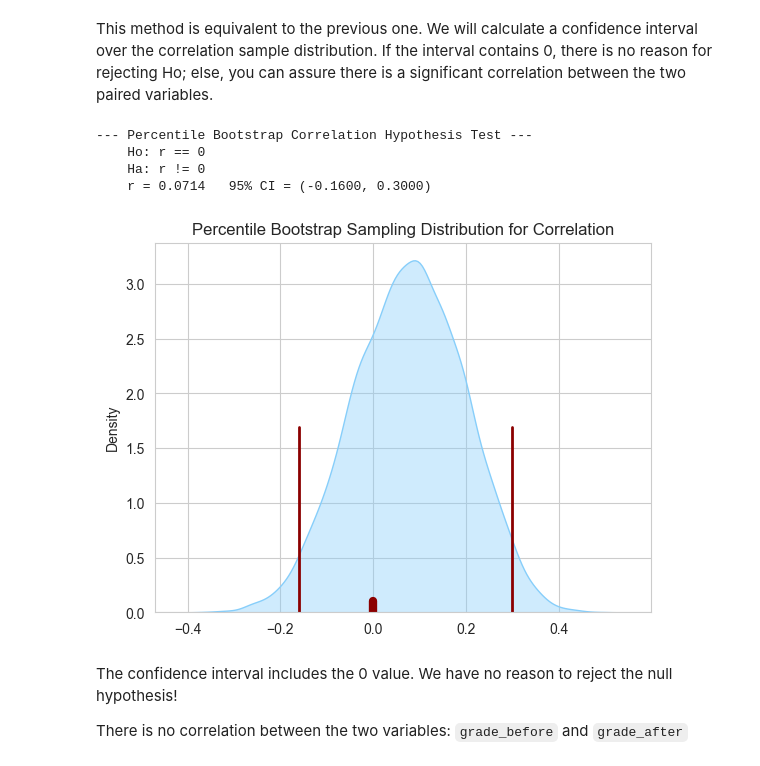
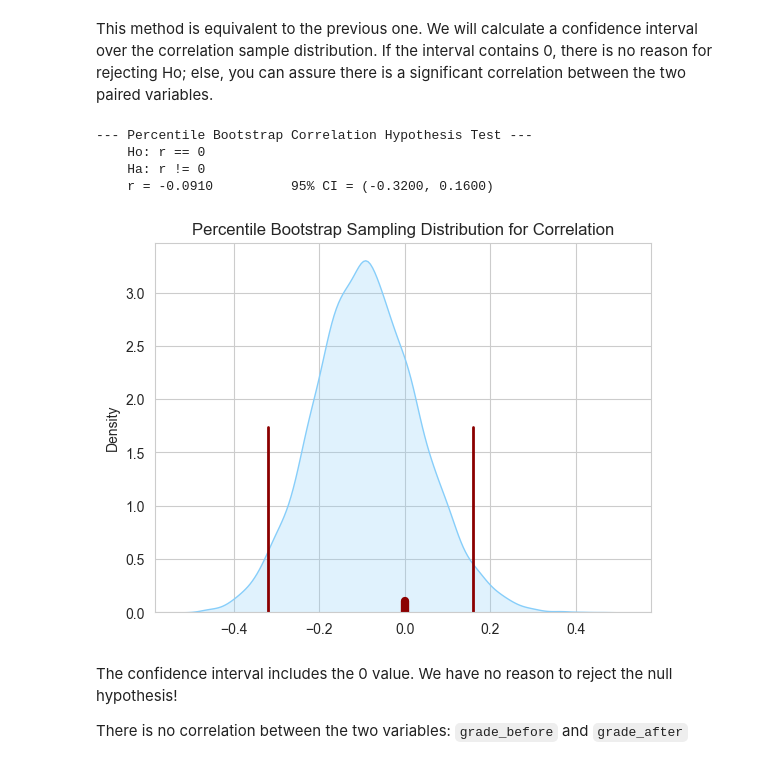
Before and after one commit to Goliath-Research/Computational-Statistics, a Jupyter notebook: 05-Forecasting/02-Boot_Correlation.ipynb, the cells around one changed output. Drawn from its saved outputs; the diff is of its cells as text; code cells hidden in the pictures.

```diff
--- a/05-Forecasting/02-Boot_Correlation.ipynb
+++ b/05-Forecasting/02-Boot_Correlation.ipynb
@@ -14,8 +16,8 @@ Let's calculate the correlation coefficient for the same data we used while we c
 # %%
-np.random.seed(12)
-grade_before = np.random.normal(85.5, 3, 80)
-grade_after  = np.random.normal(86,   4, 80)
-grade_after2 = np.random.normal(90,   3, 80)
+np.random.seed(50)
+grade_before = np.random.normal(60, 5, size = 50)
+grade_after  = np.random.normal(61, 4, size = 50)
+grade_after2 = np.random.normal(61, 5, size = 50)
 # %% [markdown]
 ## Computing the correlation
 # %% [markdown]
@@ -63,5 +65,5 @@ def corrSampleDistribution(sample_before, sample_after, num_samples=10000):
         corrSD[k] = np.corrcoef(x[index], y[index])[0][1]
     return(corrSD)
 # %%
-r_sample_distribution = corrSampleDistribution(grade_before, grade_after)
+sample_distribution_r = corrSampleDistribution(grade_before, grade_after)
 # %% [markdown]
@@ -141,37 +138,36 @@ There is no correlation between the two variables: `grade_before` and `grade_aft
 # %% [markdown]
 This method is equivalent to the previous one. We will calculate a confidence interval over the correlation sample distribution. If the interval contains 0, there is no reason for rejecting Ho; else, you can assure there is a significant correlation between the two paired variables.
 # %%
-def percentile_hyp_test_corr(sample_distribution, sampl_value, alpha=0.05):
+def percentile_hyp_test_corr(sample_value, sample_distribution, alpha=0.05):
     '''
     It calculates the percentile bootstrapping hypothesis test for correlation.
-    sampl_value:        observed value calculated from the sample
-    sampl_distribution: sample distribution calculated from the sample
-    alpha:              significance level
-    alternative:        one of the three values: 'two-sided', 'smaller', and 'larger'
+    sample_value:        observed value calculated from the sample
+    sample_distribution: sample distribution calculated from the sample
+    alpha:               significance level
     '''
     print('--- Percentile Bootstrap Correlation Hypothesis Test ---')
     print('    Ho: r == 0')
     print('    Ha: r != 0')
     # plotting the sample distribution
-    sns.kdeplot(x=sample_distribution, color='lightskyblue', fill=True, alpha=0.4)
+    sns.kdeplot(x=sample_distribution, color='lightskyblue', fill=True)
     plt.title('Percentile Bootstrap Sampling Distribution for Correlation')
     # plotting the 0 value
     plt.axvline(x=0, ymin=0, ymax= 0.03, color='darkred', linewidth=6)
     # plotting the confidence interval
-    cv1 = np.round(np.percentile(sample_distribution, (alpha/2)*100),2)       # left critical value
-    cv2 = np.round(np.percentile(sample_distribution, 100-(alpha/2)*100),2)   # right critical value
+    cv1 = np.round(np.percentile(sample_distribution, (alpha/2)*100), 2)       # left critical value
+    cv2 = np.round(np.percentile(sample_distribution, 100-(alpha/2)*100), 2)   # right critical value
     plt.axvline(x = cv1, ymin=0, ymax=0.5, color='darkred', linewidth=2)
     plt.axvline(x = cv2, ymin=0, ymax=0.5, color='darkred', linewidth=2)
     c = 100 - alpha * 100
-    print('    r = %.4f \t %i%% CI = (%.4f, %.4f)' %(sampl_value, c, cv1, cv2))
+    print('    r = %.4f \t %i%% CI = (%.4f, %.4f)' %(sample_value, c, cv1, cv2))
 # %%
-percentile_hyp_test_corr(r_sample_distribution, stat_r)
+percentile_hyp_test_corr(stat_r, sample_distribution_r)
 # %% [output]
 --- Percentile Bootstrap Correlation Hypothesis Test ---
     Ho: r == 0
     Ha: r != 0
-    r = 0.0714   95% CI = (-0.1600, 0.3000)
+    r = -0.0910          95% CI = (-0.3200, 0.1600)
-[figure, old version]
+[figure, new version]
 # %% [markdown]
 The confidence interval includes the 0 value. We have no reason to reject the null hypothesis!
 
```
Also changed, not shown: parts of 25 cells of this notebook, 1 other file.
